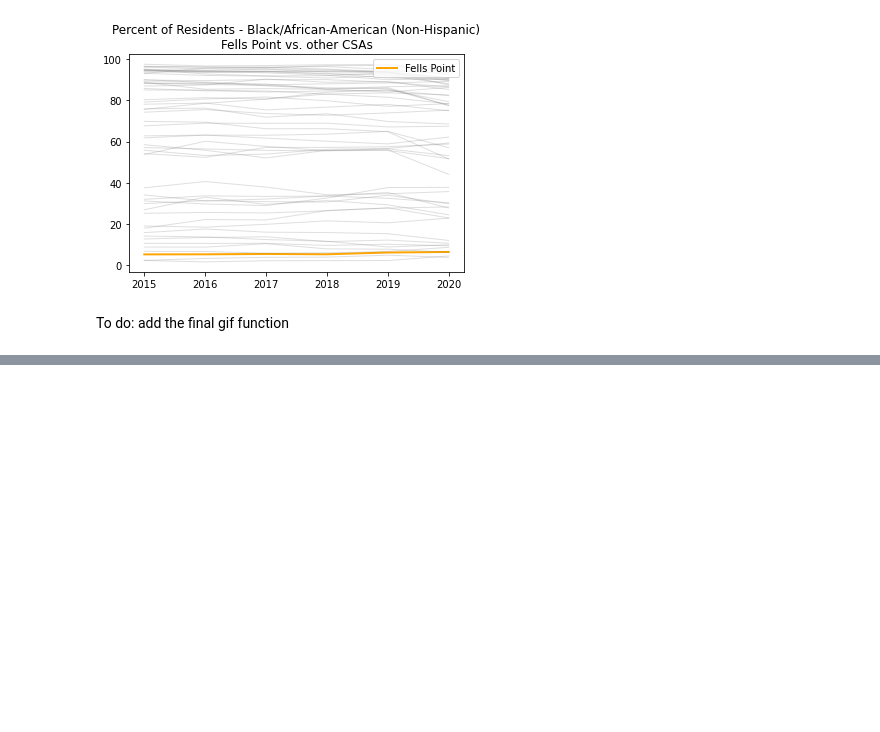
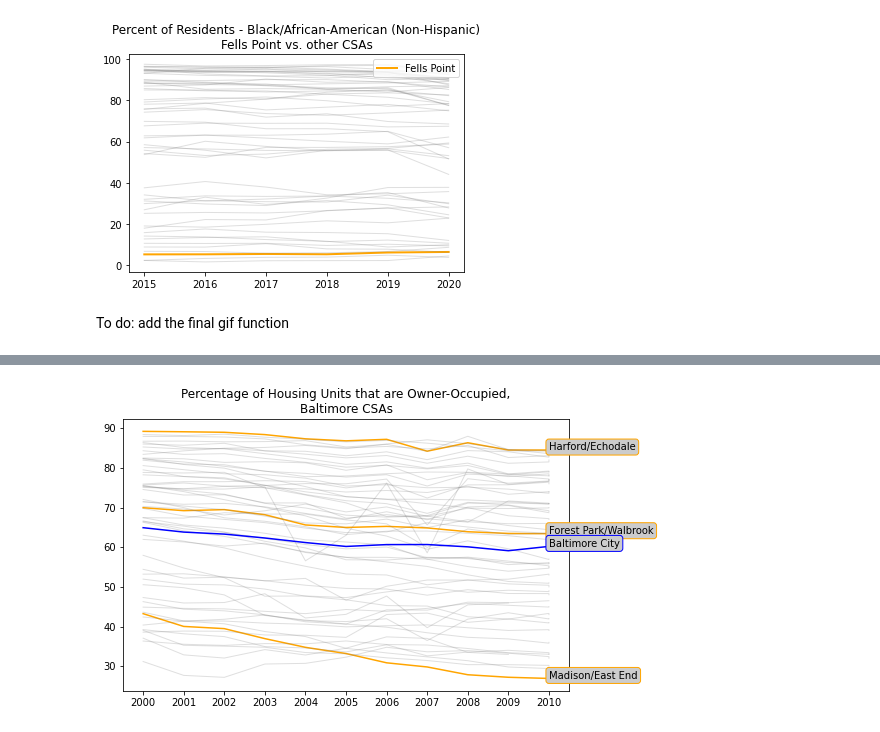
Before and after one commit to ejf78/cdc_vitalsigns, a Jupyter notebook: Vital_Signs_Functions.ipynb, the cells around one changed output, grey strips where cells are left out. Cells and saved outputs as stored; diff of their text form; code cells hidden in the pictures; blank space fills up the shorter version.

```diff
--- a/Vital_Signs_Functions.ipynb
+++ b/Vital_Signs_Functions.ipynb
@@ -529,18 +480,0 @@ def highlight_line_plot(indicator,csa_of_interest, year_before = 2050, year_afte
-# %%
-indicator = "mhhi"
-year = "2006 - 2010"
-mapdat = subset_vsg(indicator)
-# if type(year) == int:
-#   mapdat = mapdat[mapdat.year_numeric == year]
-# else:
-#   mapdat = mapdat[mapdat.year == year]
-#mapdat = mapdat[mapdat.CSA != "Baltimore City"]
-
-
-#title_text = mapdat.indicator_description.iloc[0] + ",\n" + str(year)
-#fig, ax = plt.subplots(1,1)
-#mapdat.plot("value", ax = ax, legend = True, cmap = None)
-#ax.set_title(title_text)
-#ax.set_axis_off()
-#plt.show()
-mapdat
@@ -560,0 +550,9 @@ mapdat
+# %%
+### some examples
+#indicator_lineplot("paa")
+#indicator_lineplot("mhhi", year_after = 2010)
+#indicator_lineplot("tanf")
+#indicator_lineplot("empl")
+indicator_lineplot("ownroc", plot_baltimore = True, year_before = 2010)
+# %% [output]
+[figure, added]
```
Also changed, not shown: parts of 6 cells of this notebook.
